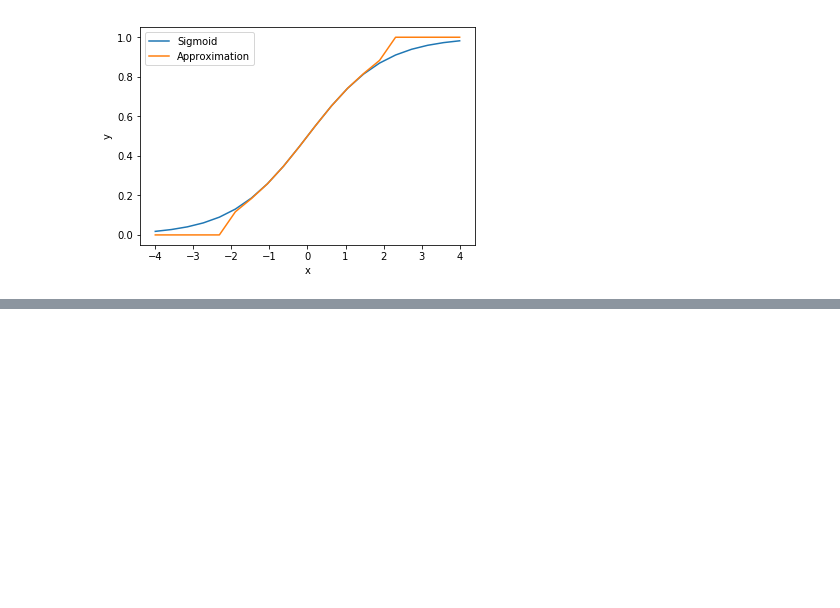
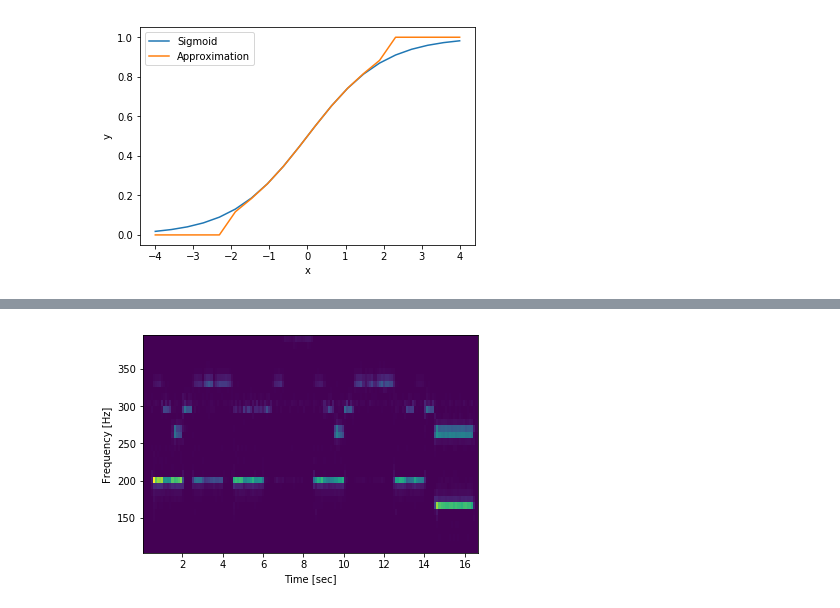
Before and after one commit to rahulgovind/vidmag, a Jupyter notebook: spectrogram.ipynb, the cells around one changed output, grey strips where cells are left out. Saved outputs shown, nothing was run; the diff lists cells and outputs as text; code cells hidden in the pictures; blank space fills up the shorter version.

```diff
--- a/spectrogram.ipynb
+++ b/spectrogram.ipynb
@@ -174,0 +169,29 @@ array([-3.        , -2.57142857, -2.14285714, -1.71428571, -1.28571429,
+# %%
+data = np.load('plant-mary.npz')
+arr = data['arr_0'][:, :, 1:].astype(np.float64)
+arr = arr.reshape(-1, arr.shape[2])
+# %%
+def align_and_add(res, x1, x2):
+    print(x1.shape, x2.shape)
+
+    q = [np.sum(x1[i:] * x2[:-i]) for i in range(1, 250)]
+    tmax = np.argmax(q) + 1
+    print(q[:10])
+    print(tmax)
+    res[tmax:] += x2[:-tmax]
+
+def combine(arrays, base=0, filt=None):
+    assert arrays.ndim == 2
+    res = np.zeros_like(arr[0])
+    for i in range(len(arrays)):
+        x1 =arrays[base]
+        x2 = arrays[i]
+        if filt is not None:
+            x1 = filt(x1)
+            x2 = filt(x2)
+        align_and_add(res, x1, x2)
+    return res
+
+combined_signal = combine(arr, 4,
+                          lambda x: signal.sosfilt(signal.butter(11, (100, 550), 'bandpass', fs=2200, output='sos'),
+                                                   x))
@@ -174,0 +216,8 @@ array([-3.        , -2.57142857, -2.14285714, -1.71428571, -1.28571429,
+# %%
+sos = signal.butter(11, (150, 550), 'bandpass', fs=2200, output='sos')
+filtered = signal.sosfilt(sos, combined_signal)
+generate_spec(filtered[2200:], 2200, max_freq=400)
+wav_res = np.clip((32767 * filtered / np.max(filtered)).astype('i2'), -32767, 32767)
+wavfile.write('reconstructed-plant-mary.wav', 2200, wav_res)
+# %% [output]
+[figure, added]
```
Also changed, not shown: parts of 6 cells of this notebook, 1 other file.
